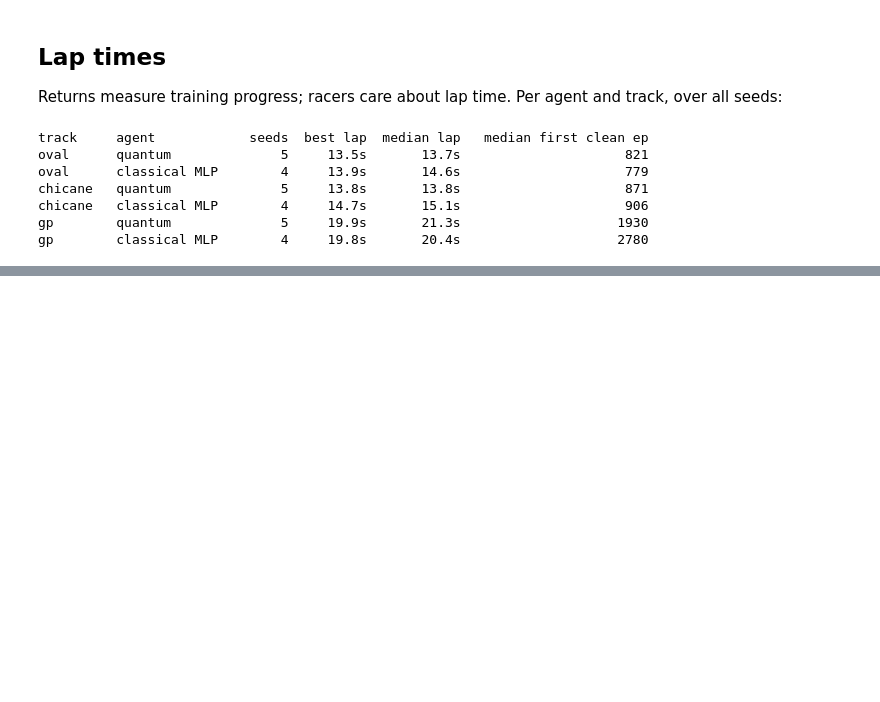
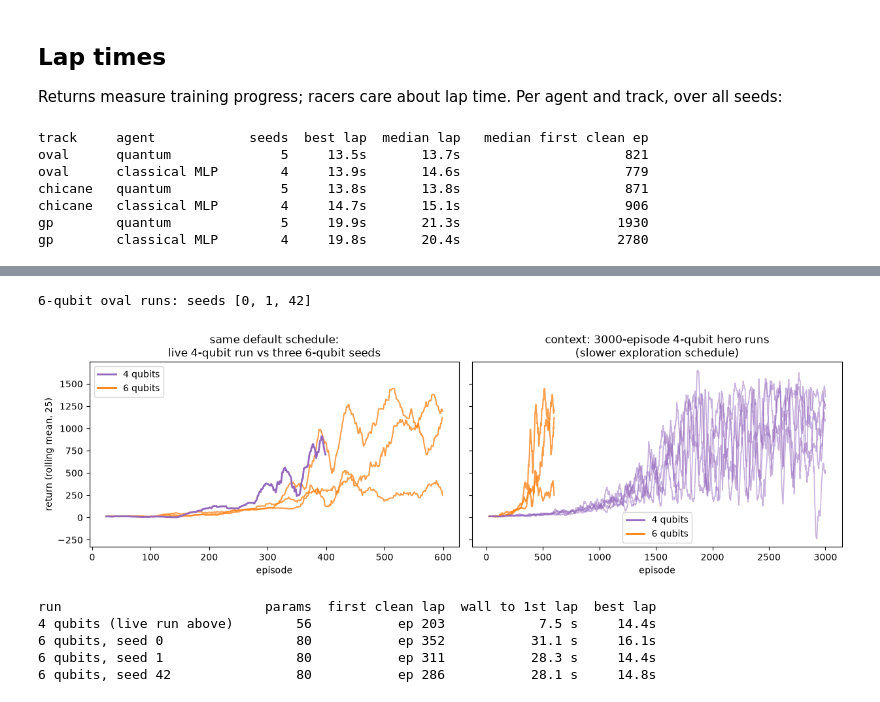
Before and after one commit to JanLahmann/traQmania, a Jupyter notebook: notebooks/04_training_the_quantum_driver.ipynb, the cells around one changed output, grey strips where cells are left out. Drawn from its saved outputs; the diff is of its cells as text; code cells hidden in the pictures; blank space fills up the shorter version.

```diff
--- a/notebooks/04_training_the_quantum_driver.ipynb
+++ b/notebooks/04_training_the_quantum_driver.ipynb
@@ -192,0 +203,51 @@ backends.
+# %%
+q6_runs = []
+if hist_dir is not None:
+    q6_runs = sorted((json.loads(f.read_text())
+                      for f in hist_dir.glob("q6_oval_s*.history.json")),
+                     key=lambda d: d["seed"])
+    print("6-qubit oval runs: seeds", [d["seed"] for d in q6_runs])
+
+if q6_runs:
+    def smooth25(returns):
+        r = np.asarray(returns, dtype=float)
+        return np.arange(24, len(r)), np.convolve(r, np.ones(25) / 25, mode="valid")
+
+    fig, (ax1, ax2) = plt.subplots(1, 2, figsize=(12.5, 4), sharey=True)
+    for d in q6_runs:
+        x, s = smooth25(d["episode_returns"])
+        ax1.plot(x, s, color="tab:orange", lw=1.5, alpha=0.75)
+        ax2.plot(x, s, color="tab:orange", lw=1.5, alpha=0.75)
+    x, s = smooth25(history["episode_returns"])  # the live 4-qubit run from above
+    ax1.plot(x, s, color="tab:purple", lw=2.0)
+    ax1.set(xlabel="episode", ylabel="return (rolling mean, 25)",
+            title="same default schedule:\nlive 4-qubit run vs three 6-qubit seeds")
+    for r in runs.get(("quantum", "oval"), []):
+        x, s = smooth25(r)
+        ax2.plot(x, s, color="tab:purple", lw=1.2, alpha=0.5)
+    ax2.set(xlabel="episode",
+            title="context: 3000-episode 4-qubit hero runs\n(slower exploration schedule)")
+    for ax in (ax1, ax2):
+        ax.legend(handles=[plt.Line2D([], [], color="tab:purple", lw=2, label="4 qubits"),
+                           plt.Line2D([], [], color="tab:orange", lw=2, label="6 qubits")])
+    plt.tight_layout()
+    plt.show()
+# %% [output]
+6-qubit oval runs: seeds [0, 1, 42]
+[figure, added]
+# %%
+if q6_runs:
+    q6_params = QuantumQFunction(load_config("q6")["circuit"]).n_params
+    rows = [("4 qubits (live run above)", qfunc.n_params, monitor.first_clean_episode,
+             monitor.first_clean_wall_s, monitor.best_lap_s)]
+    rows += [(f"6 qubits, seed {d['seed']}", q6_params, d["first_clean_episode"],
+              d["first_clean_wall_s"], d["best_lap_s"]) for d in q6_runs]
+    print(f"{'run':<28}{'params':>7}{'first clean lap':>17}{'wall to 1st lap':>17}{'best lap':>10}")
+    for name, n_params, ep, wall, lap in rows:
+        print(f"{name:<28}{n_params:>7}{f'ep {ep}':>17}{wall:>15.1f} s{lap:>9.1f}s")
+# %% [output]
+run                          params  first clean lap  wall to 1st lap  best lap
+4 qubits (live run above)        56           ep 203            7.5 s     14.4s
+6 qubits, seed 0                 80           ep 352           31.1 s     16.1s
+6 qubits, seed 1                 80           ep 311           28.3 s     14.4s
+6 qubits, seed 42                80           ep 286           28.1 s     14.8s
```
Also changed, not shown: parts of 4 cells of this notebook, 6 other files.
